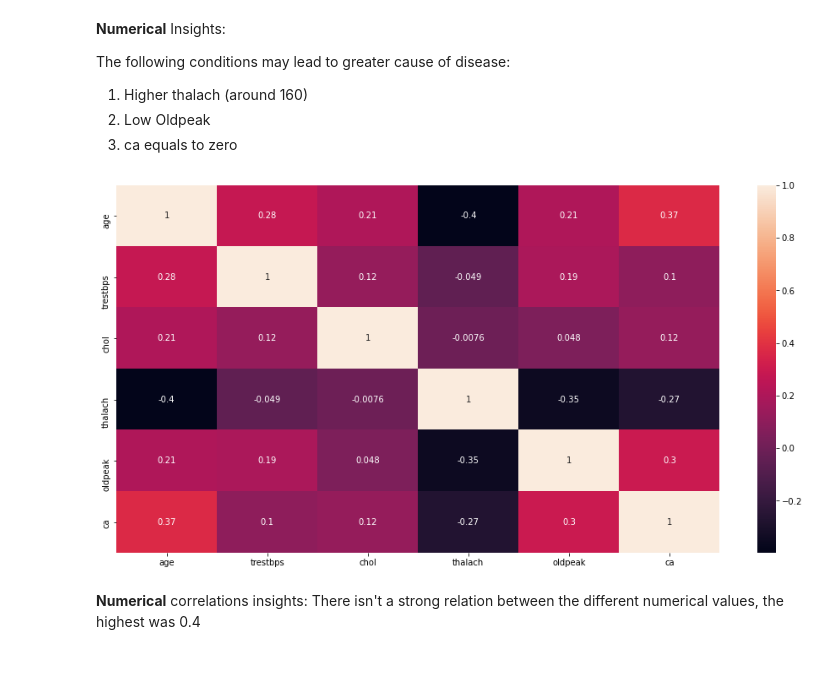
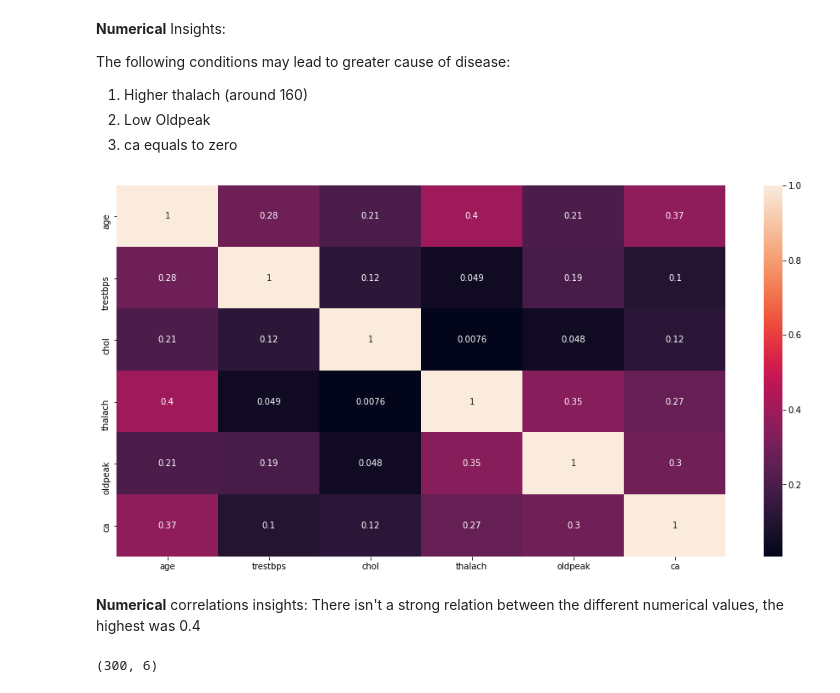
Before and after one commit to wzeyal/DataScience, a Jupyter notebook: Python_for_AI_Engineer/Exercises/1_EDA/ex_1.ipynb, the cells around one changed output. Drawn from its saved outputs; the diff is of its cells as text; code cells hidden in the pictures; blank space fills up the shorter version.

```diff
--- a/Python_for_AI_Engineer/Exercises/1_EDA/ex_1.ipynb
+++ b/Python_for_AI_Engineer/Exercises/1_EDA/ex_1.ipynb
@@ -803,9 +803,9 @@ The following conditions may lead to greater cause of disease:
 # %%
 # Now the correlation only uses the numerical features
 fig, ax = pyplot.subplots(figsize=(16,8))
-sns.heatmap(data_df.corr(), ax = ax, annot = True);
+sns.heatmap(abs(data_df.corr()), ax = ax, annot = True);
 # %% [output]
-[figure, old version]
+[figure, new version]
 # %% [markdown]
 **Numerical** correlations insights:
 There isn't a strong relation between the different numerical values, the highest was 0.4
@@ -811,0 +820,4 @@ There isn't a strong relation between the different numerical values, the highes
+# %%
+X.shape
+# %% [output]
+(300, 6)
```
Also changed, not shown: parts of 8 cells of this notebook.
